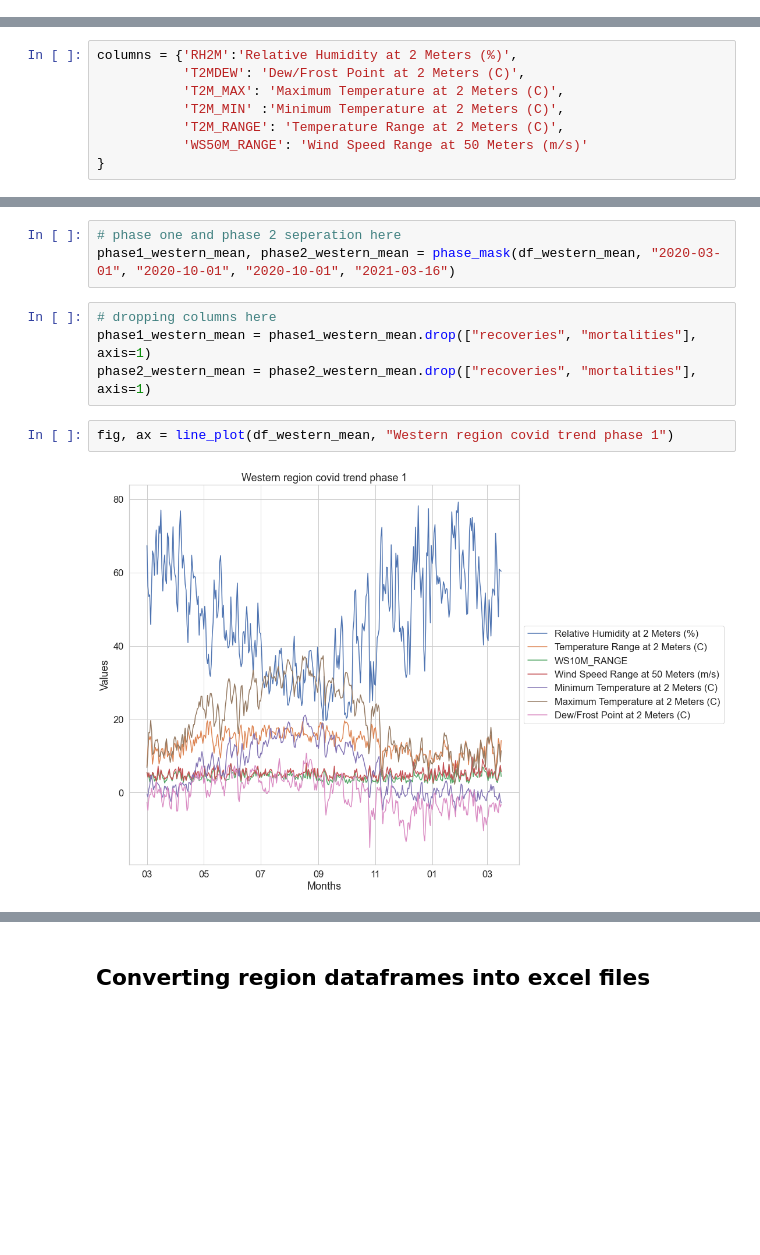
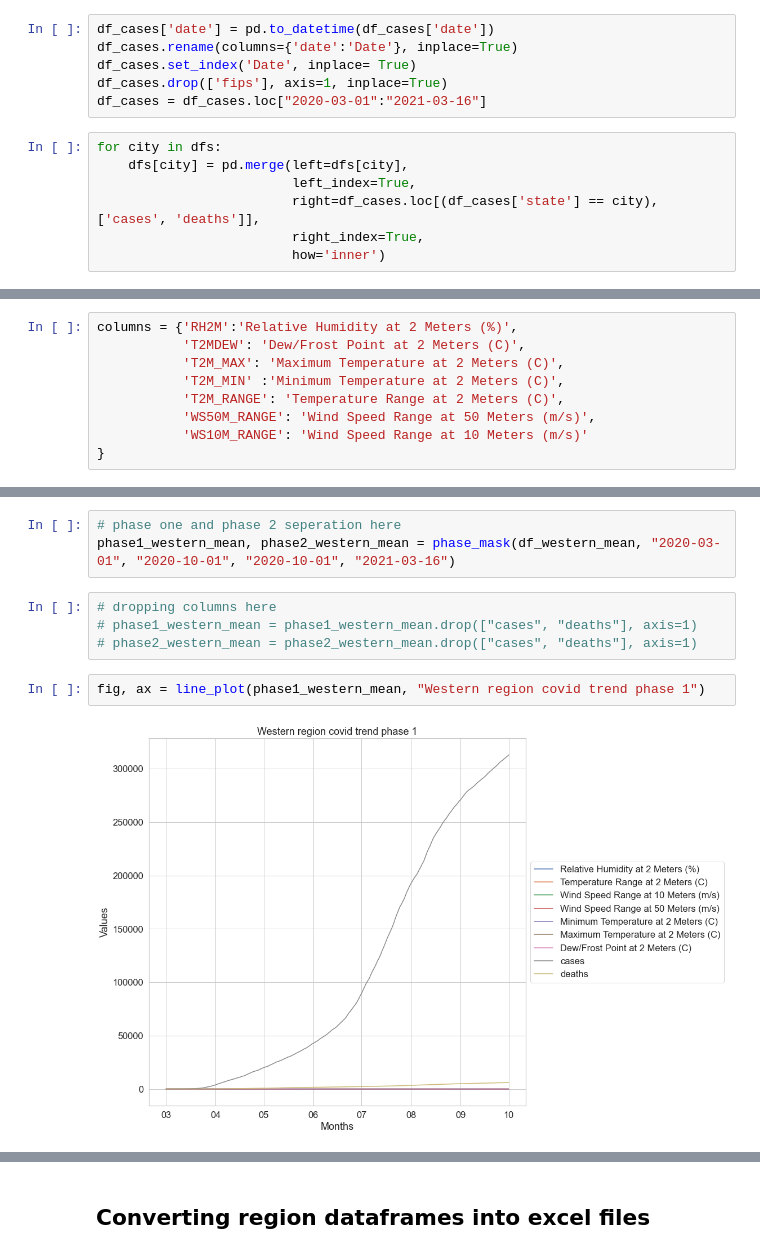
Before and after one commit to devqueue/covid_cities_analsis, a Jupyter notebook: Covid_US_region_analysis.ipynb, the cells around one changed output, grey strips where cells are left out. Drawn from its saved outputs; the diff is of its cells as text; blank space fills up the shorter version.

Commit message:
Cases for US states fixed

```diff
--- a/Covid_US_region_analysis.ipynb
+++ b/Covid_US_region_analysis.ipynb
@@ -19,3 +42,16 @@ for file in os.listdir("./DATA"):
+# %%
+df_cases['date'] = pd.to_datetime(df_cases['date'])
+df_cases.rename(columns={'date':'Date'}, inplace=True)
+df_cases.set_index('Date', inplace= True)
+df_cases.drop(['fips'], axis=1, inplace=True)
+df_cases = df_cases.loc["2020-03-01":"2021-03-16"]
+# %%
+for city in dfs:
+    dfs[city] = pd.merge(left=dfs[city],
+                         left_index=True,
+                         right=df_cases.loc[(df_cases['state'] == city), ['cases', 'deaths']],
+                         right_index=True,
+                         how='inner')
 # %%
 dfs_southern = [dfs['Arizona'], dfs['Louisiana'], dfs['Texas'], dfs['Florida']]
 # %%
@@ -56,7 +88,8 @@ columns = {'RH2M':'Relative Humidity at 2 Meters (%)',
            'T2M_MAX': 'Maximum Temperature at 2 Meters (C)',
            'T2M_MIN' :'Minimum Temperature at 2 Meters (C)',
            'T2M_RANGE': 'Temperature Range at 2 Meters (C)',
-           'WS50M_RANGE': 'Wind Speed Range at 50 Meters (m/s)'
+           'WS50M_RANGE': 'Wind Speed Range at 50 Meters (m/s)',
+           'WS10M_RANGE': 'Wind Speed Range at 10 Meters (m/s)'
 }
 # %% [markdown]
 ## Southern Region
@@ -228,10 +300,10 @@ df_western_mean
 phase1_western_mean, phase2_western_mean = phase_mask(df_western_mean, "2020-03-01", "2020-10-01", "2020-10-01", "2021-03-16")
 # %%
 # dropping columns here
-phase1_western_mean = phase1_western_mean.drop(["recoveries", "mortalities"], axis=1)
-phase2_western_mean = phase2_western_mean.drop(["recoveries", "mortalities"], axis=1)
+# phase1_western_mean = phase1_western_mean.drop(["cases", "deaths"], axis=1)
+# phase2_western_mean = phase2_western_mean.drop(["cases", "deaths"], axis=1)
 # %%
-fig, ax = line_plot(df_western_mean, "Western region covid trend phase 1")
+fig, ax = line_plot(phase1_western_mean, "Western region covid trend phase 1")
 # %% [output]
-[figure, old version]
+[figure, new version]
 # %%
```
Also changed, not shown: parts of 45 cells of this notebook, 1 other file.
